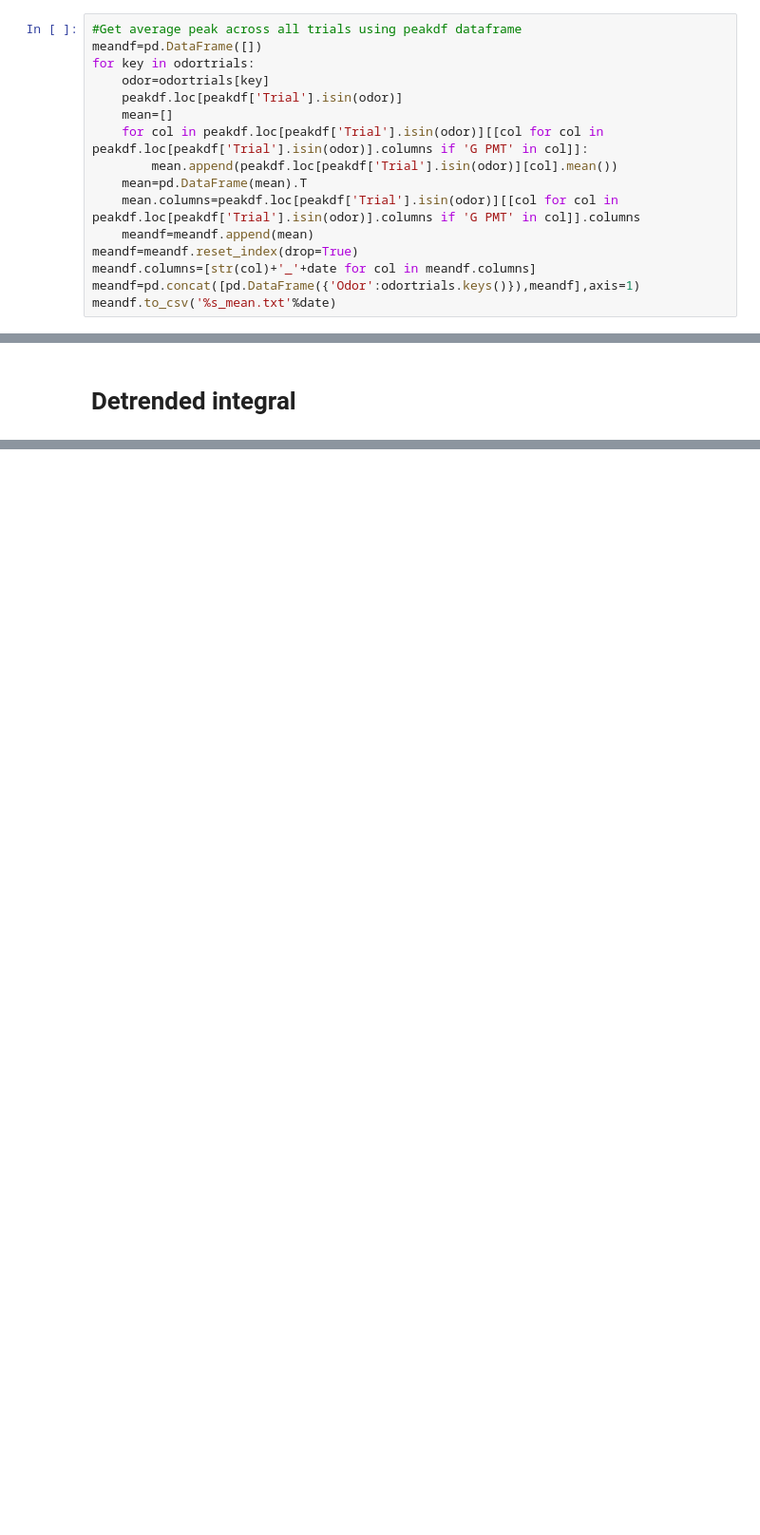
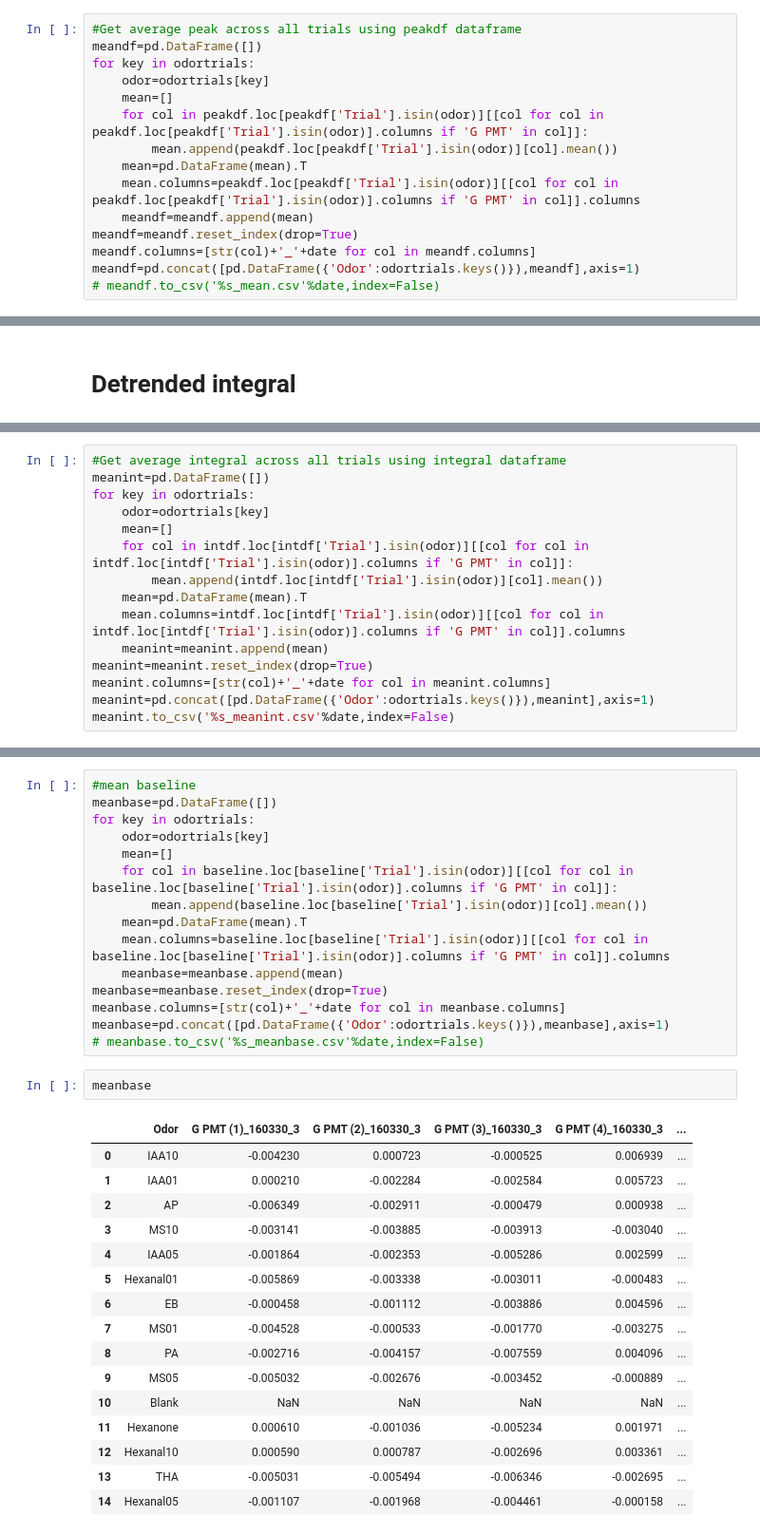
Before and after one commit to liu-annie/CaI, a Jupyter notebook: Detrended analysis.ipynb, the cells around one changed output, grey strips where cells are left out. Shown at 95% size. Saved outputs shown, nothing was run; the diff lists cells and outputs as text; blank space fills up the shorter version.

```diff
--- a/Detrended analysis.ipynb
+++ b/Detrended analysis.ipynb
@@ -88,7 +65,6 @@ for t in trials.Odor.unique():
 meandf=pd.DataFrame([])
 for key in odortrials:
     odor=odortrials[key]
-    peakdf.loc[peakdf['Trial'].isin(odor)]
     mean=[]
     for col in peakdf.loc[peakdf['Trial'].isin(odor)][[col for col in peakdf.loc[peakdf['Trial'].isin(odor)].columns if 'G PMT' in col]]:
         mean.append(peakdf.loc[peakdf['Trial'].isin(odor)][col].mean())
@@ -98,7 +74,7 @@ for key in odortrials:
 meandf=meandf.reset_index(drop=True)
 meandf.columns=[str(col)+'_'+date for col in meandf.columns]
 meandf=pd.concat([pd.DataFrame({'Odor':odortrials.keys()}),meandf],axis=1)
-meandf.to_csv('%s_mean.txt'%date)
+# meandf.to_csv('%s_mean.csv'%date,index=False)
 # %%
 #Get proportion of successful trials
 successdf=pd.DataFrame([])
@@ -119,0 +144,15 @@ successdf.to_csv('%s_success.txt'%date)
+# %%
+#Get average integral across all trials using integral dataframe
+meanint=pd.DataFrame([])
+for key in odortrials:
+    odor=odortrials[key]
+    mean=[]
+    for col in intdf.loc[intdf['Trial'].isin(odor)][[col for col in intdf.loc[intdf['Trial'].isin(odor)].columns if 'G PMT' in col]]:
+        mean.append(intdf.loc[intdf['Trial'].isin(odor)][col].mean())
+    mean=pd.DataFrame(mean).T
+    mean.columns=intdf.loc[intdf['Trial'].isin(odor)][[col for col in intdf.loc[intdf['Trial'].isin(odor)].columns if 'G PMT' in col]].columns
+    meanint=meanint.append(mean)
+meanint=meanint.reset_index(drop=True)
+meanint.columns=[str(col)+'_'+date for col in meanint.columns]
+meanint=pd.concat([pd.DataFrame({'Odor':odortrials.keys()}),meanint],axis=1)
+meanint.to_csv('%s_meanint.csv'%date,index=False)
@@ -120 +194,35 @@ successdf.to_csv('%s_success.txt'%date)
+# %%
+#mean baseline
+meanbase=pd.DataFrame([])
+for key in odortrials:
+    odor=odortrials[key]
+    mean=[]
+    for col in baseline.loc[baseline['Trial'].isin(odor)][[col for col in baseline.loc[baseline['Trial'].isin(odor)].columns if 'G PMT' in col]]:
+        mean.append(baseline.loc[baseline['Trial'].isin(odor)][col].mean())
+    mean=pd.DataFrame(mean).T
+    mean.columns=baseline.loc[baseline['Trial'].isin(odor)][[col for col in baseline.loc[baseline['Trial'].isin(odor)].columns if 'G PMT' in col]].columns
+    meanbase=meanbase.append(mean)
+meanbase=meanbase.reset_index(drop=True)
+meanbase.columns=[str(col)+'_'+date for col in meanbase.columns]
+meanbase=pd.concat([pd.DataFrame({'Odor':odortrials.keys()}),meanbase],axis=1)
+# meanbase.to_csv('%s_meanbase.csv'%date,index=False)
+# %%
+meanbase
+# %% [output]
+|  | Odor | G PMT (1)_160330_3 | G PMT (2)_160330_3 | G PMT (3)_160330_3 | G PMT (4)_160330_3 | ... |
+| 0 | IAA10 | -0.004230 | 0.000723 | -0.000525 | 0.006939 | ... |
+| 1 | IAA01 | 0.000210 | -0.002284 | -0.002584 | 0.005723 | ... |
+| 2 | AP | -0.006349 | -0.002911 | -0.000479 | 0.000938 | ... |
+| 3 | MS10 | -0.003141 | -0.003885 | -0.003913 | -0.003040 | ... |
+| 4 | IAA05 | -0.001864 | -0.002353 | -0.005286 | 0.002599 | ... |
+| 5 | Hexanal01 | -0.005869 | -0.003338 | -0.003011 | -0.000483 | ... |
+| 6 | EB | -0.000458 | -0.001112 | -0.003886 | 0.004596 | ... |
+| 7 | MS01 | -0.004528 | -0.000533 | -0.001770 | -0.003275 | ... |
+| 8 | PA | -0.002716 | -0.004157 | -0.007559 | 0.004096 | ... |
+| 9 | MS05 | -0.005032 | -0.002676 | -0.003452 | -0.000889 | ... |
+| 10 | Blank | NaN | NaN | NaN | NaN | ... |
+| 11 | Hexanone | 0.000610 | -0.001036 | -0.005234 | 0.001971 | ... |
+| 12 | Hexanal10 | 0.000590 | 0.000787 | -0.002696 | 0.003361 | ... |
+| 13 | THA | -0.005031 | -0.005494 | -0.006346 | -0.002695 | ... |
+| 14 | Hexanal05 | -0.001107 | -0.001968 | -0.004461 | -0.000158 | ... |
 # %%
```
Also changed, not shown: parts of 15 cells of this notebook, 4 other files.
